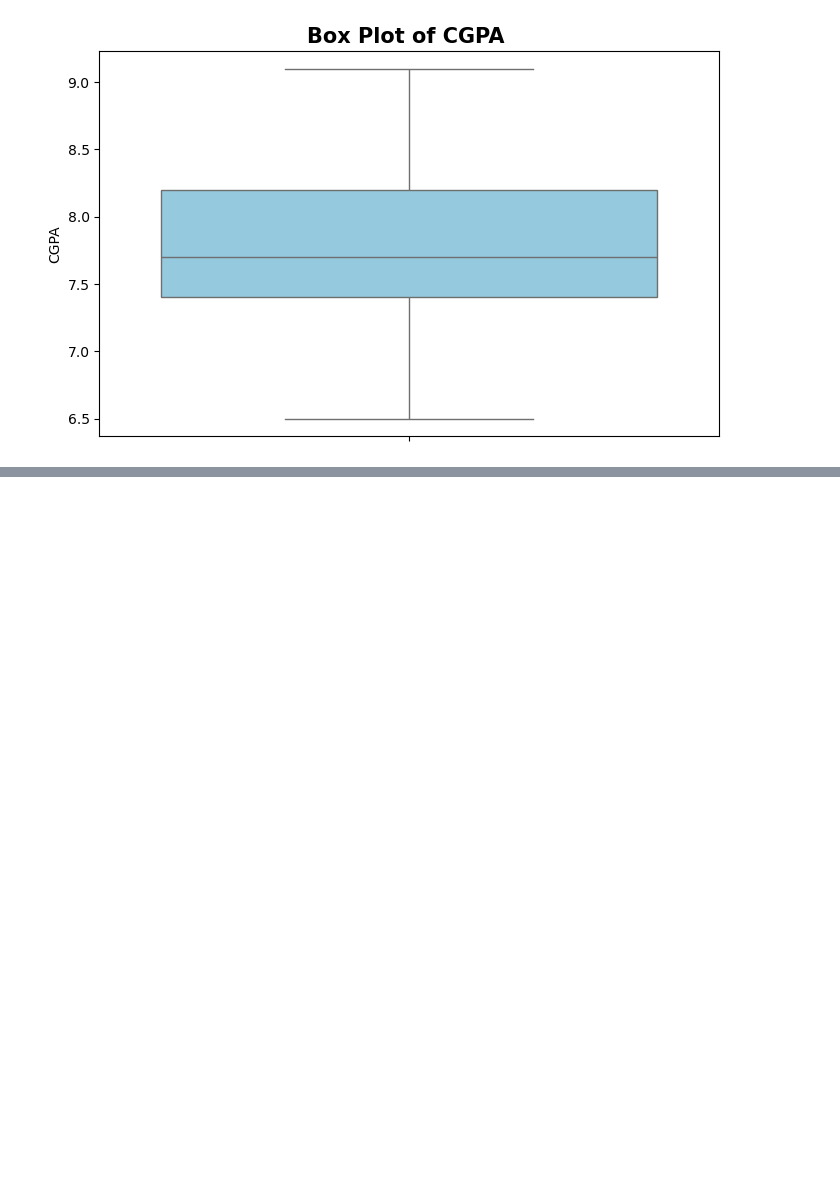
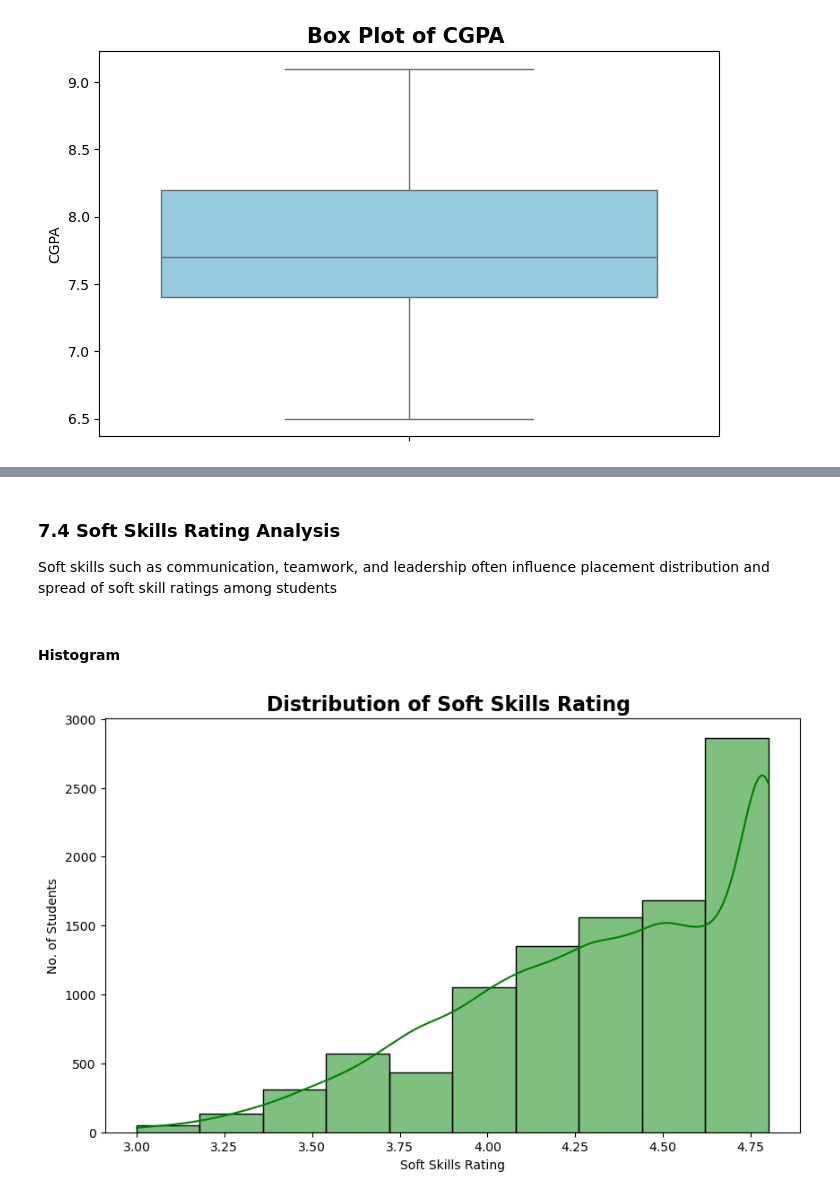
Before and after one commit to avy-pixel/Student-placement-prediction, a Jupyter notebook: Studentdata/Notebook.ipynb, the cells around one changed output, grey strips where cells are left out. Cells and saved outputs as stored; diff of their text form; code cells hidden in the pictures; blank space fills up the shorter version.

```diff
--- a/Studentdata/Notebook.ipynb
+++ b/Studentdata/Notebook.ipynb
@@ -222,0 +258,20 @@ plt.show()
+# %% [markdown]
+### 7.4 Soft Skills Rating Analysis
+Soft skills such as communication, teamwork, and leadership often influence placement distribution and spread of soft skill ratings among students
+# %% [markdown]
+#### Histogram
+# %%
+plt.figure(figsize=(10,6))
+sns.histplot(
+    data=df,
+    x=df["SoftSkillsRating"],
+    kde='True',
+    bins=10,
+    color='green'
+)
+plt.title("Distribution of Soft Skills Rating ", fontsize=16 , fontweight='bold')
+plt.xlabel("Soft Skills Rating")
+plt.ylabel("No. of Students")
+plt.show()
+# %% [output]
+[figure, added]
```
Also changed, not shown: parts of 15 cells of this notebook.
